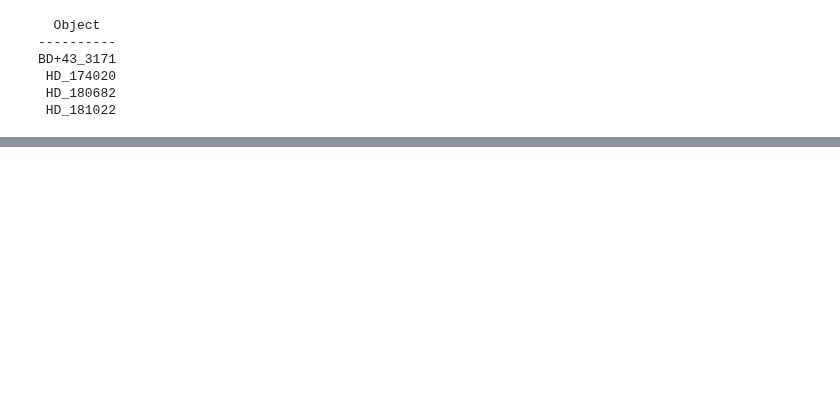
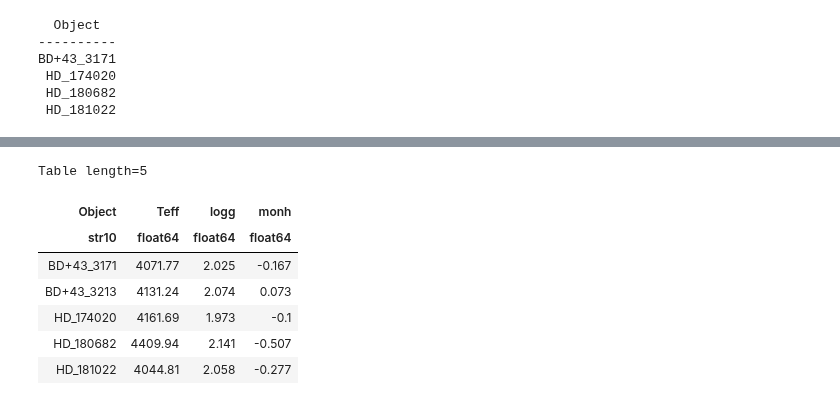
Before and after one commit to benjaminpope/smearcampaign, a Jupyter notebook: notebooks/asteroseismic_logg.ipynb, the cells around one changed output, grey strips where cells are left out. Drawn from its saved outputs; the diff is of its cells as text; code cells hidden in the pictures; blank space fills up the shorter version.

```diff
--- a/notebooks/asteroseismic_logg.ipynb
+++ b/notebooks/asteroseismic_logg.ipynb
@@ -200,3 +190,10 @@ BD+48_2904
 # %%
 # bad targets BD+433171, HD174020, HD180682 and HD181022
-bad = ['BD+43_3171', 'HD_174020', 'HD_180682', 'HD_181022']
+bad = ['BD+43_3171', 'BD+43_3213','HD_174020', 'HD_180682', 'HD_181022']
+# %%
+fname_old = '../data/spc_giants.csv' # original
+old_data = Table.read(fname_old)
+# %%
+for target in bad:
+    test = old_data[old_data['Object']==target]['Object','Teff','logg','monh']
+    print(test)
@@ -202,0 +216,12 @@ bad = ['BD+43_3171', 'HD_174020', 'HD_180682', 'HD_181022']
+# %%
+m = [np.where(old_data['Object']==target)[0][0] for target in bad]
+old_data[m]['Object','Teff','logg','monh']
+# %% [output]
+Table length=5
+| Object | Teff | logg | monh |
+| str10 | float64 | float64 | float64 |
+| BD+43_3171 | 4071.77 | 2.025 | -0.167 |
+| BD+43_3213 | 4131.24 | 2.074 | 0.073 |
+| HD_174020 | 4161.69 | 1.973 | -0.1 |
+| HD_180682 | 4409.94 | 2.141 | -0.507 |
+| HD_181022 | 4044.81 | 2.058 | -0.277 |
```
Also changed, not shown: parts of 19 cells of this notebook, 11 other files.
